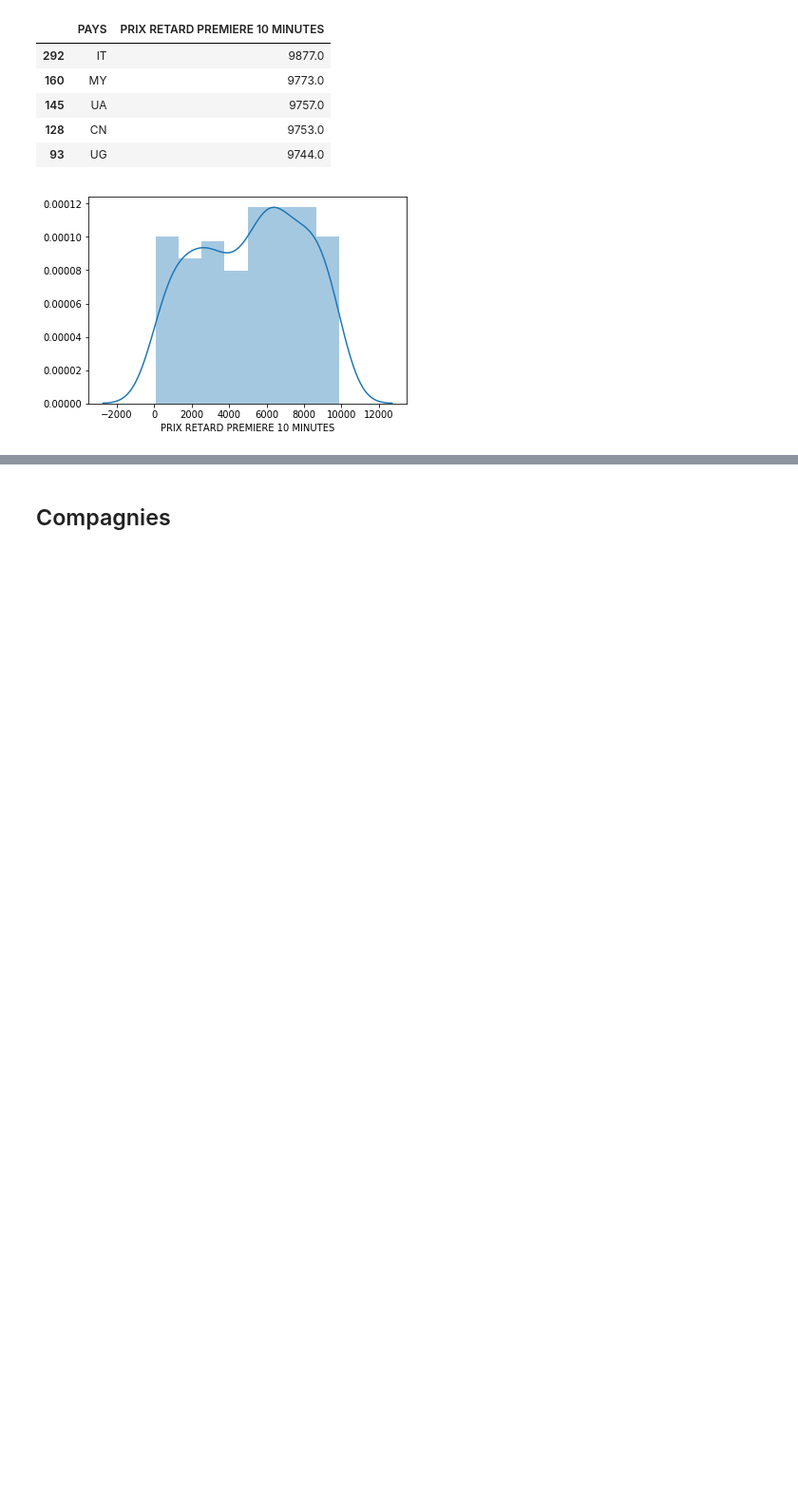
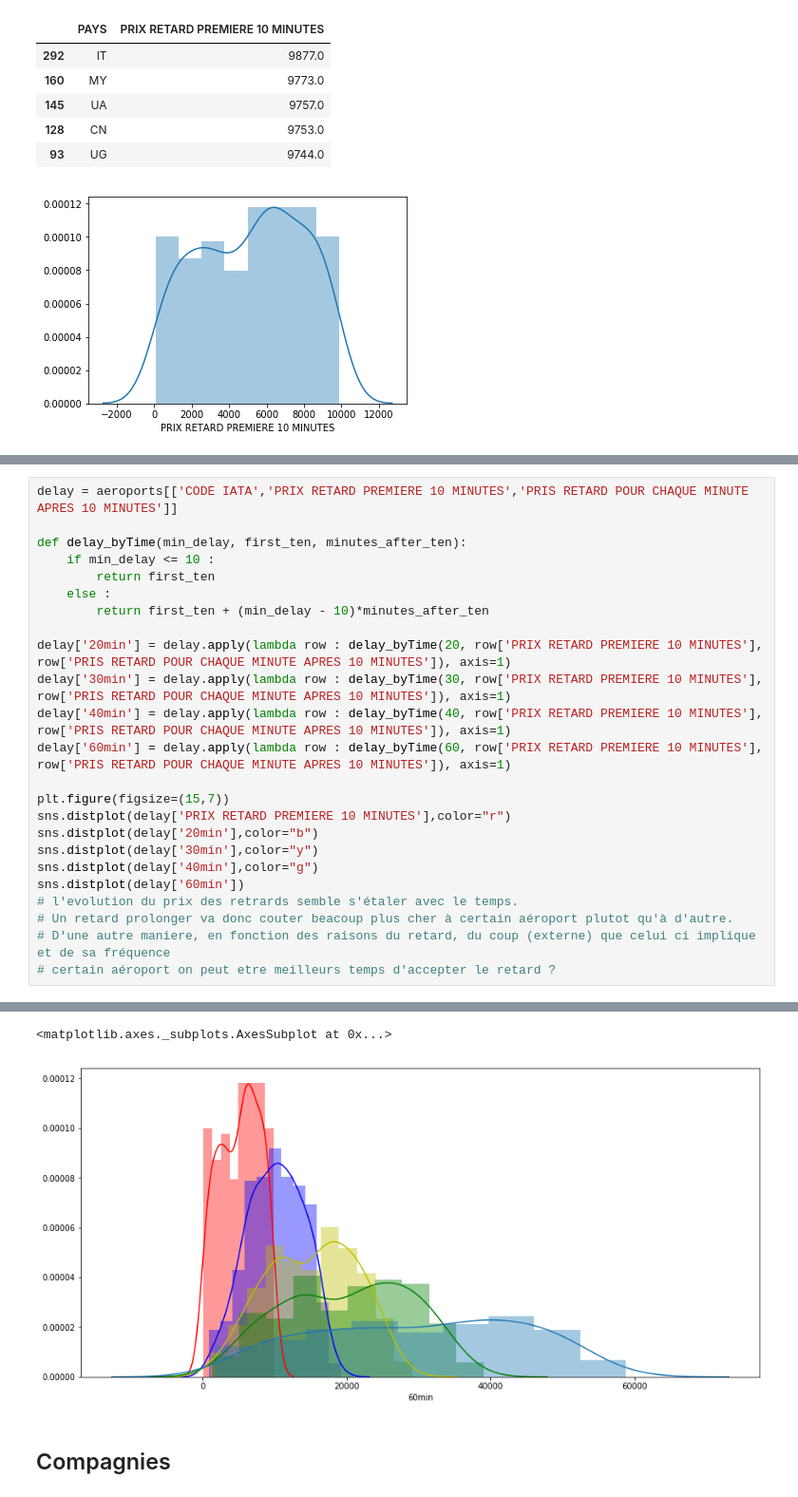
Before and after one commit to samirLazzali/flight-delay-consulting, a Jupyter notebook: aeroport_eda.ipynb, the cells around one changed output, grey strips where cells are left out. Shown: that part at 95% size. Saved outputs shown, nothing was run; the diff lists cells and outputs as text; blank space fills up the shorter version.

Commit message:
Petite étude des retards

```diff
--- a/aeroport_eda.ipynb
+++ b/aeroport_eda.ipynb
@@ -75,3 +78,28 @@ Moyenne du prix des retards :  502 $
 | 104 | SL | 982.0 |
 | 225 | RO | 977.0 |
 [figure]
+# %%
+delay = aeroports[['CODE IATA','PRIX RETARD PREMIERE 10 MINUTES','PRIS RETARD POUR CHAQUE MINUTE APRES 10 MINUTES']]
+
+def delay_byTime(min_delay, first_ten, minutes_after_ten):
+    if min_delay <= 10 :
+        return first_ten
+    else :
+        return first_ten + (min_delay - 10)*minutes_after_ten
+
+delay['20min'] = delay.apply(lambda row : delay_byTime(20, row['PRIX RETARD PREMIERE 10 MINUTES'], row['PRIS RETARD POUR CHAQUE MINUTE APRES 10 MINUTES']), axis=1)
+delay['30min'] = delay.apply(lambda row : delay_byTime(30, row['PRIX RETARD PREMIERE 10 MINUTES'], row['PRIS RETARD POUR CHAQUE MINUTE APRES 10 MINUTES']), axis=1)
+delay['40min'] = delay.apply(lambda row : delay_byTime(40, row['PRIX RETARD PREMIERE 10 MINUTES'], row['PRIS RETARD POUR CHAQUE MINUTE APRES 10 MINUTES']), axis=1)
+delay['60min'] = delay.apply(lambda row : delay_byTime(60, row['PRIX RETARD PREMIERE 10 MINUTES'], row['PRIS RETARD POUR CHAQUE MINUTE APRES 10 MINUTES']), axis=1)
+
+plt.figure(figsize=(15,7))
+sns.distplot(delay['PRIX RETARD PREMIERE 10 MINUTES'],color="r")
+sns.distplot(delay['20min'],color="b")
+sns.distplot(delay['30min'],color="y")
+sns.distplot(delay['40min'],color="g")
+sns.distplot(delay['60min'])
+# l'evolution du prix des retrards semble s'étaler avec le temps.
+# Un retard prolonger va donc couter beacoup plus cher à certain aéroport plutot qu'à d'autre.
+# D'une autre maniere, en fonction des raisons du retard, du coup (externe) que celui ci implique et de sa fréquence
+# certain aéroport on peut etre meilleurs temps d'accepter le retard ?
+# %% [output]
@@ -78,3 +126,5 @@ Moyenne du prix des retards :  502 $
+<matplotlib.axes._subplots.AxesSubplot at 0x...>
+[figure, added]
 # %% [markdown]
 ## Compagnies
 # %%
```
Also changed, not shown: parts of 3 cells of this notebook.
